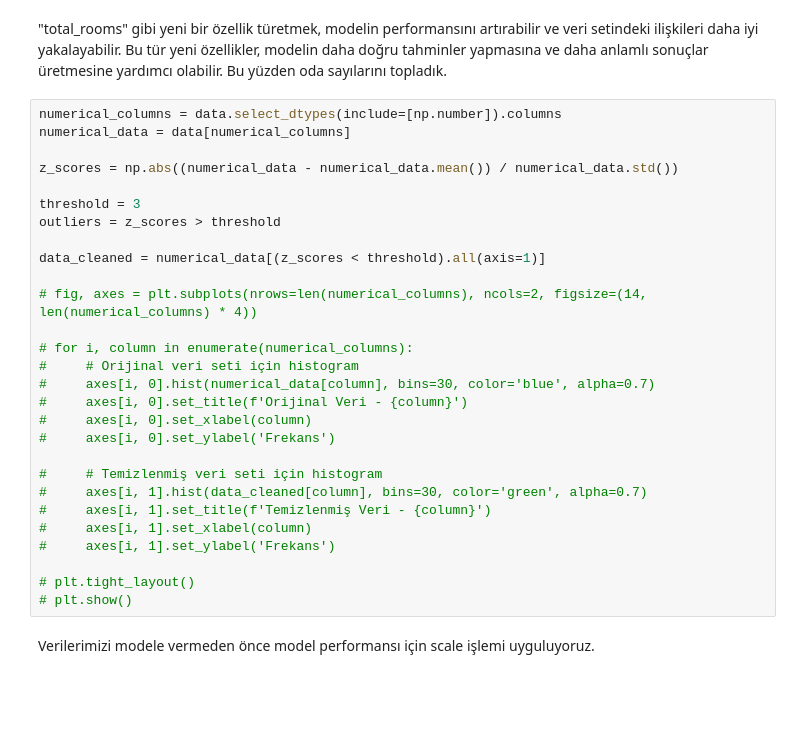
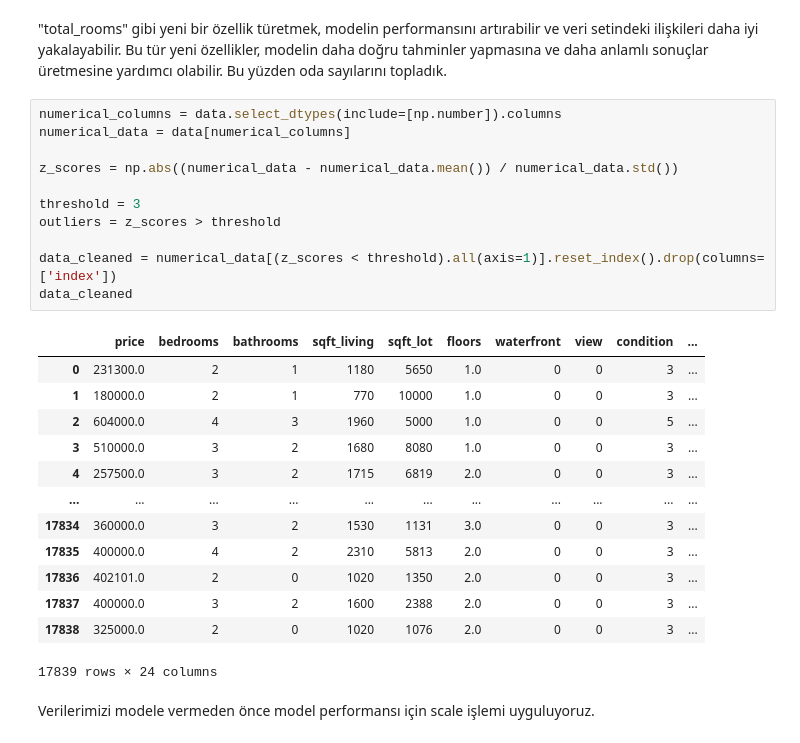
Before and after one commit to ismailcankaratas/Boston-Housing-ML, a Jupyter notebook: app.ipynb, the cells around one changed output. Saved outputs shown, nothing was run; the diff lists cells and outputs as text; blank space fills up the shorter version.

```diff
--- a/app.ipynb
+++ b/app.ipynb
@@ -254,34 +254,31 @@ Bathrooms sütununda ki değerler ondalıklı olamayacağı için verileri yuvar
 data["total_rooms"] = data["bathrooms"] + data["bedrooms"]
 # %% [markdown]
 "total_rooms" gibi yeni bir özellik türetmek, modelin performansını artırabilir ve veri setindeki ilişkileri daha iyi yakalayabilir. Bu tür yeni özellikler, modelin daha doğru tahminler yapmasına ve daha anlamlı sonuçlar üretmesine yardımcı olabilir. Bu yüzden oda sayılarını topladık.
-# %%
-numerical_columns = data.select_dtypes(include=[np.number]).columns
-numerical_data = data[numerical_columns]
-
-z_scores = np.abs((numerical_data - numerical_data.mean()) / numerical_data.std())
-
-threshold = 3
-outliers = z_scores > threshold
-
-data_cleaned = numerical_data[(z_scores < threshold).all(axis=1)]
-
-# fig, axes = plt.subplots(nrows=len(numerical_columns), ncols=2, figsize=(14, len(numerical_columns) * 4))
-
-# for i, column in enumerate(numerical_columns):
-#     # Orijinal veri seti için histogram
-#     axes[i, 0].hist(numerical_data[column], bins=30, color='blue', alpha=0.7)
-#     axes[i, 0].set_title(f'Orijinal Veri - {column}')
-#     axes[i, 0].set_xlabel(column)
-#     axes[i, 0].set_ylabel('Frekans')
-
-#     # Temizlenmiş veri seti için histogram
-#     axes[i, 1].hist(data_cleaned[column], bins=30, color='green', alpha=0.7)
-#     axes[i, 1].set_title(f'Temizlenmiş Veri - {column}')
-#     axes[i, 1].set_xlabel(column)
-#     axes[i, 1].set_ylabel('Frekans')
-
-# plt.tight_layout()
-# plt.show()
+# %%
+numerical_columns = data.select_dtypes(include=[np.number]).columns
+numerical_data = data[numerical_columns]
+
+z_scores = np.abs((numerical_data - numerical_data.mean()) / numerical_data.std())
+
+threshold = 3
+outliers = z_scores > threshold
+
+data_cleaned = numerical_data[(z_scores < threshold).all(axis=1)].reset_index().drop(columns=['index'])
+data_cleaned
+# %% [output]
+|  | price | bedrooms | bathrooms | sqft_living | sqft_lot | floors | waterfront | view | condition | ... |
+| 0 | 231300.0 | 2 | 1 | 1180 | 5650 | 1.0 | 0 | 0 | 3 | ... |
+| 1 | 180000.0 | 2 | 1 | 770 | 10000 | 1.0 | 0 | 0 | 3 | ... |
+| 2 | 604000.0 | 4 | 3 | 1960 | 5000 | 1.0 | 0 | 0 | 5 | ... |
+| 3 | 510000.0 | 3 | 2 | 1680 | 8080 | 1.0 | 0 | 0 | 3 | ... |
+| 4 | 257500.0 | 3 | 2 | 1715 | 6819 | 2.0 | 0 | 0 | 3 | ... |
+| ... | ... | ... | ... | ... | ... | ... | ... | ... | ... | ... |
+| 17834 | 360000.0 | 3 | 2 | 1530 | 1131 | 3.0 | 0 | 0 | 3 | ... |
+| 17835 | 400000.0 | 4 | 2 | 2310 | 5813 | 2.0 | 0 | 0 | 3 | ... |
+| 17836 | 402101.0 | 2 | 0 | 1020 | 1350 | 2.0 | 0 | 0 | 3 | ... |
+| 17837 | 400000.0 | 3 | 2 | 1600 | 2388 | 2.0 | 0 | 0 | 3 | ... |
+| 17838 | 325000.0 | 2 | 0 | 1020 | 1076 | 2.0 | 0 | 0 | 3 | ... |
+17839 rows × 24 columns
 # %% [markdown]
 Verilerimizi modele vermeden önce model performansı için scale işlemi uyguluyoruz.
 # %% [markdown]
```
Also changed, not shown: parts of 6 cells of this notebook.
